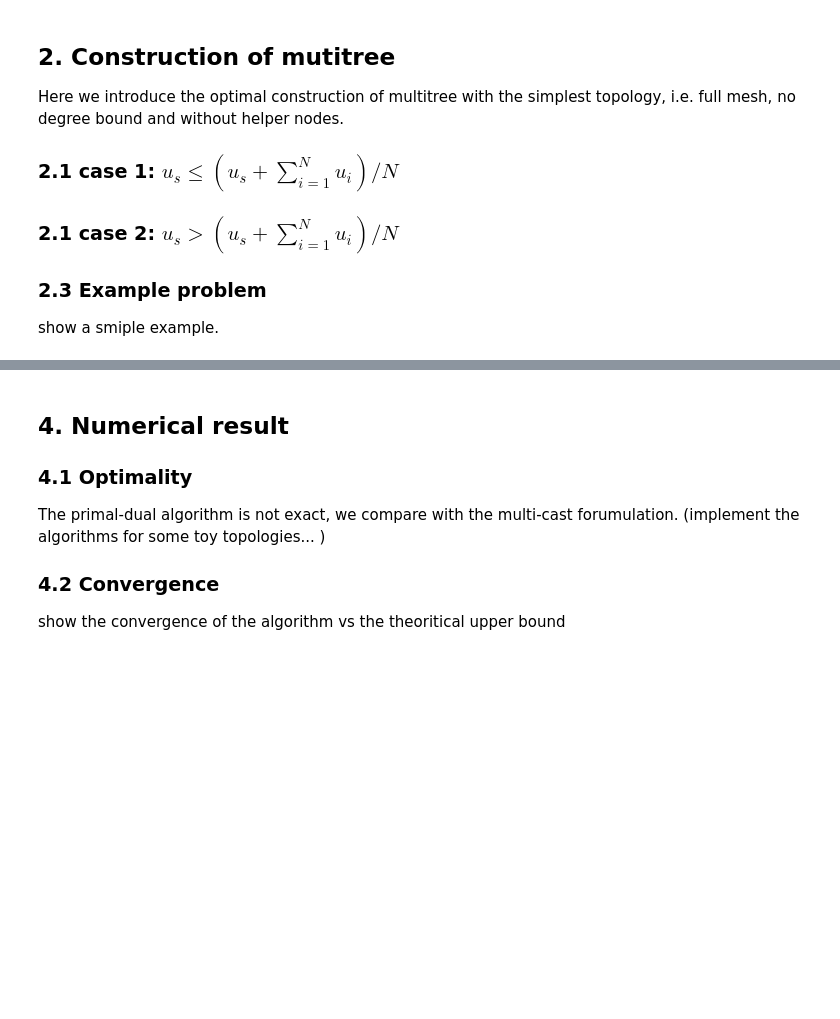
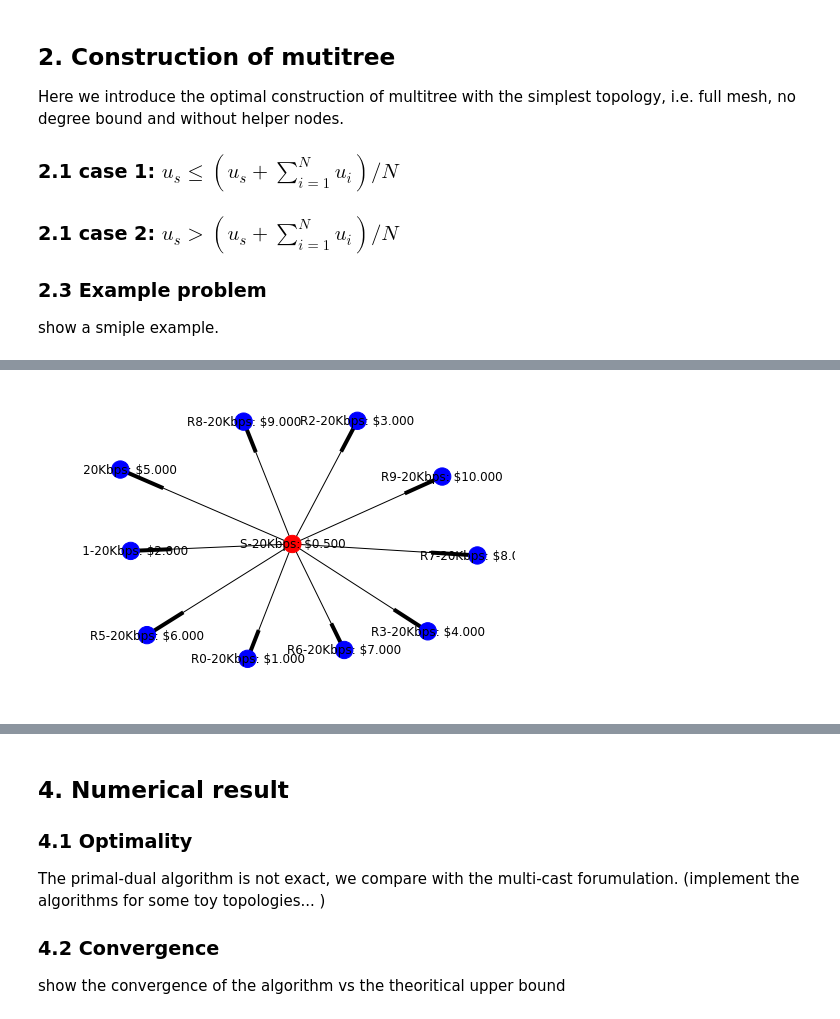
Before and after one commit to TakuKaneda/P2P-project, a Jupyter notebook: P2P-ver2.ipynb, the cells around one changed output, grey strips where cells are left out. Drawn from its saved outputs; the diff is of its cells as text; code cells hidden in the pictures; blank space fills up the shorter version.

```diff
--- a/P2P-ver2.ipynb
+++ b/P2P-ver2.ipynb
@@ -59,0 +128,8 @@ Show the mathematical formulation
+# %%
+# when the price of the server is cheapest
+server.price = 0.5
+t, price = smallest_price_tree1(graph_1)
+plot_tree(t) # plot
+# 1-hop tree, Obvious ...... :)
+# %% [output]
+[figure, added]
```
Also changed, not shown: parts of 19 cells of this notebook, 21 other files.
